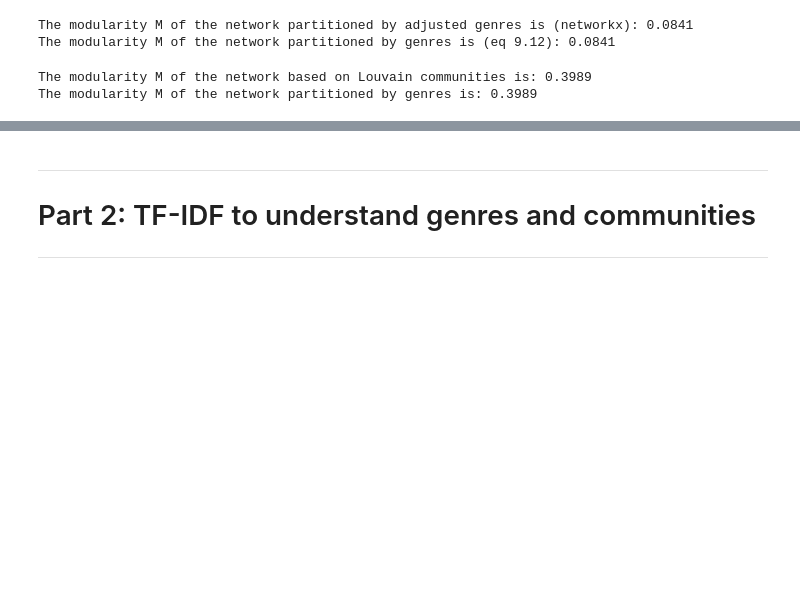
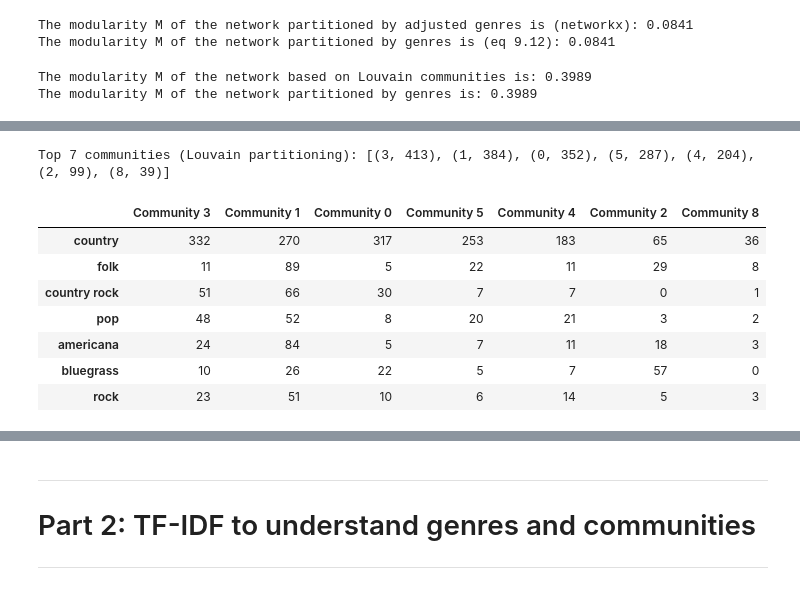
Before and after one commit to ThomasSchiolerH/Social-Graphs-And-Interactions, a Jupyter notebook: Assignment 2/assignment2.ipynb, the cells around one changed output, grey strips where cells are left out. Saved outputs shown, nothing was run; the diff lists cells and outputs as text; code cells hidden in the pictures; blank space fills up the shorter version.

Commit message:
matrix D

```diff
--- a/Assignment 2/assignment2.ipynb
+++ b/Assignment 2/assignment2.ipynb
@@ -313,0 +205,51 @@ AdjustSpeedAndApplyForces step  took  1.04  seconds
+# %%
+import numpy as np
+import pandas as pd
+from collections import Counter, defaultdict
+
+# Step 1: Identify the 7 most common genres and communities
+# Count genre occurrences across all nodes
+genre_counts = Counter(genre for genres in artist_genres.values() for genre in genres)
+top_genres = [genre for genre, _ in genre_counts.most_common(7)]
+
+# Count community occurrences across all nodes
+community_counts = Counter(partition.values())
+top_communities = [community for community, _ in community_counts.most_common(7)]
+
+# Step 2: Initialize confusion matrix D with dimensions (7 x 7)
+confusion_matrix = np.zeros((7, 7), dtype=int)
+
+# Map genres and communities to indices for the matrix
+genre_to_index = {genre: i for i, genre in enumerate(top_genres)}
+community_to_index = {community: j for j, community in enumerate(top_communities)}
+
+# Step 3: Populate the confusion matrix
+for node, genres in artist_genres.items():
+    if node in partition:  # Ensure node is part of the community partition
+        community = partition[node]
+        if community in top_communities:  # Check if the community is in the top 7
+            for genre in genres:
+                if genre in top_genres:  # Check if the genre is in the top 7
+                    # Increment the matrix entry for genre-community match
+                    i = genre_to_index[genre]
+                    j = community_to_index[community]
+                    confusion_matrix[i, j] += 1
+
+# Convert confusion matrix to a DataFrame for easier interpretation
+confusion_df = pd.DataFrame(confusion_matrix, index=top_genres, columns=[f"Community {c}" for c in top_communities])
+
+# Compare with Louvain sorted communities
+sorted_communities = community_counts.most_common()
+print("\nTop 7 communities (Louvain partitioning):", sorted_communities[:7])
+
+confusion_df
+# %% [output]
+Top 7 communities (Louvain partitioning): [(3, 413), (1, 384), (0, 352), (5, 287), (4, 204), (2, 99), (8, 39)]
+|  | Community 3 | Community 1 | Community 0 | Community 5 | Community 4 | Community 2 | Community 8 |
+| country | 332 | 270 | 317 | 253 | 183 | 65 | 36 |
+| folk | 11 | 89 | 5 | 22 | 11 | 29 | 8 |
+| country rock | 51 | 66 | 30 | 7 | 7 | 0 | 1 |
+| pop | 48 | 52 | 8 | 20 | 21 | 3 | 2 |
+| americana | 24 | 84 | 5 | 7 | 11 | 18 | 3 |
+| bluegrass | 10 | 26 | 22 | 5 | 7 | 57 | 0 |
+| rock | 23 | 51 | 10 | 6 | 14 | 5 | 3 |
```
Also changed, not shown: parts of 8 cells of this notebook.
